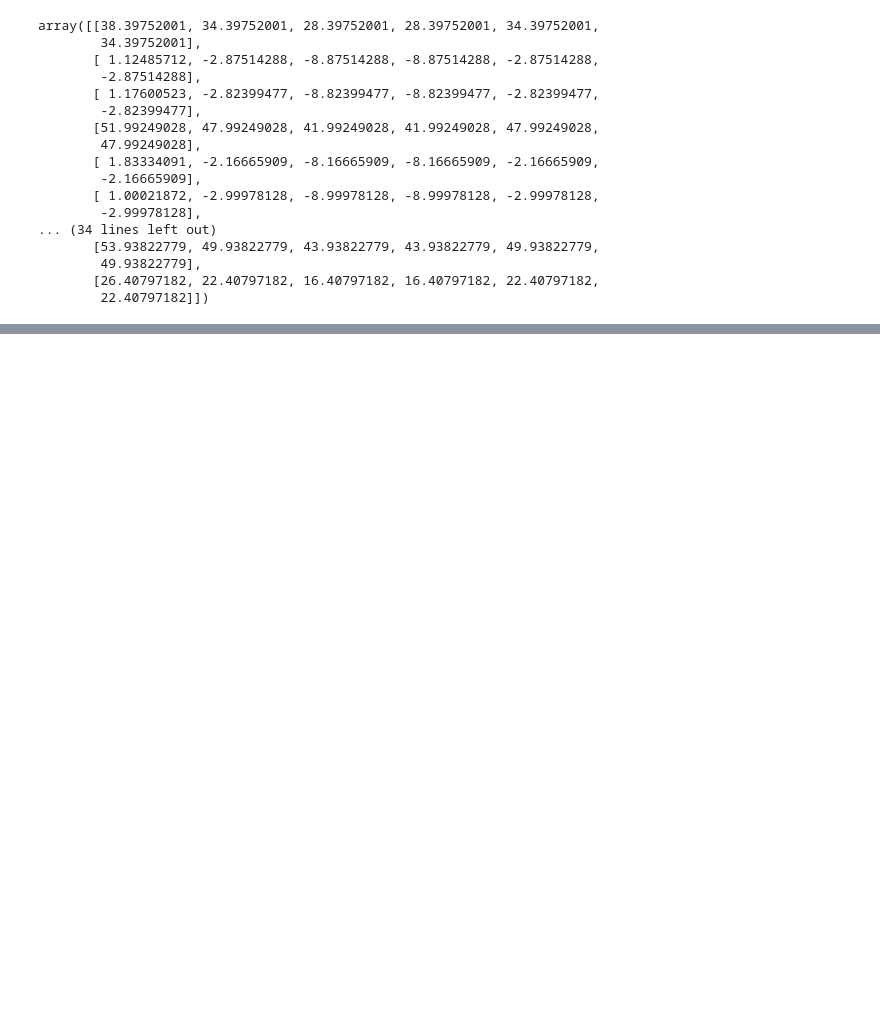
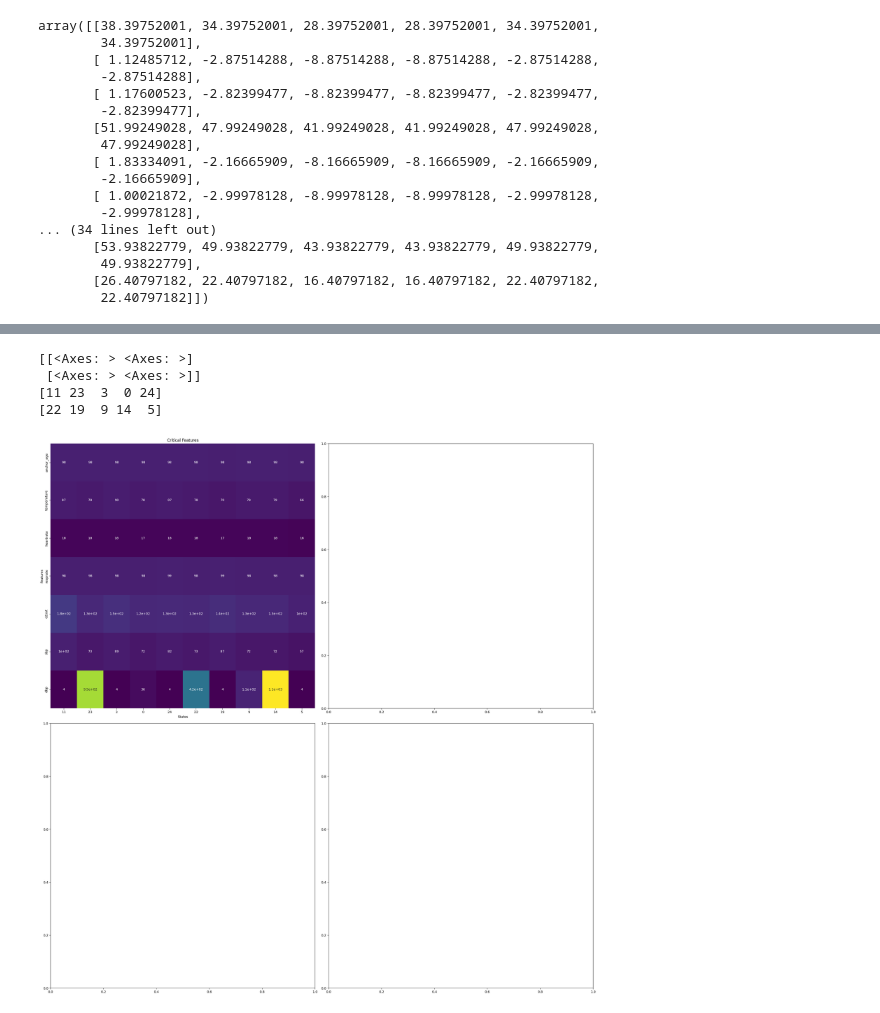
Before and after one commit to jaydenpersonnat/cs184-project, a Jupyter notebook: scratch.ipynb, the cells around one changed output, grey strips where cells are left out. Cells and saved outputs as stored; diff of their text form; code cells hidden in the pictures; blank space fills up the shorter version.

```diff
--- a/scratch.ipynb
+++ b/scratch.ipynb
@@ -330,0 +305,2 @@ V, Q = value_iteration(p_transition, reward.T[0], 0.9)
+# %%
+med = calculate_cluster_medians(M, state_model.labels_)
@@ -330,0 +309,15 @@ V, Q = value_iteration(p_transition, reward.T[0], 0.9)
+# %%
+def create_dataframe_from_matrix(matrix, feature_labels):
+    """
+    Create a DataFrame from a given matrix and feature labels.
+
+    :param matrix: An N x d numpy array or list of lists, where N is the number of data points and d is the number of features.
+    :param feature_labels: A list of labels for the d features.
+    :return: A Pandas DataFrame with the given data and feature labels.
+    """
+    if len(feature_labels) != matrix.shape[1]:
+        raise ValueError("The number of feature labels must match the number of columns in the matrix.")
+
+    return pd.DataFrame(matrix, columns=feature_labels)
+# %%
+feature_labels =  ["anchor_age", "temperature", "heartrate", "resprate", "o2sat", "sbp", "dbp"]
@@ -330,0 +326,2 @@ V, Q = value_iteration(p_transition, reward.T[0], 0.9)
+# %%
+b = create_dataframe_from_matrix(med, feature_labels)
@@ -330,0 +463,9 @@ V, Q = value_iteration(p_transition, reward.T[0], 0.9)
+# %%
+
+plot_critical_features([reward.T[0]], titles=["Critical Features"])
+# %% [output]
+[[<Axes: > <Axes: >]
+ [<Axes: > <Axes: >]]
+[11 23  3  0 24]
+[22 19  9 14  5]
+[figure, added]
```
Also changed, not shown: parts of 26 cells of this notebook, 2 other files.
